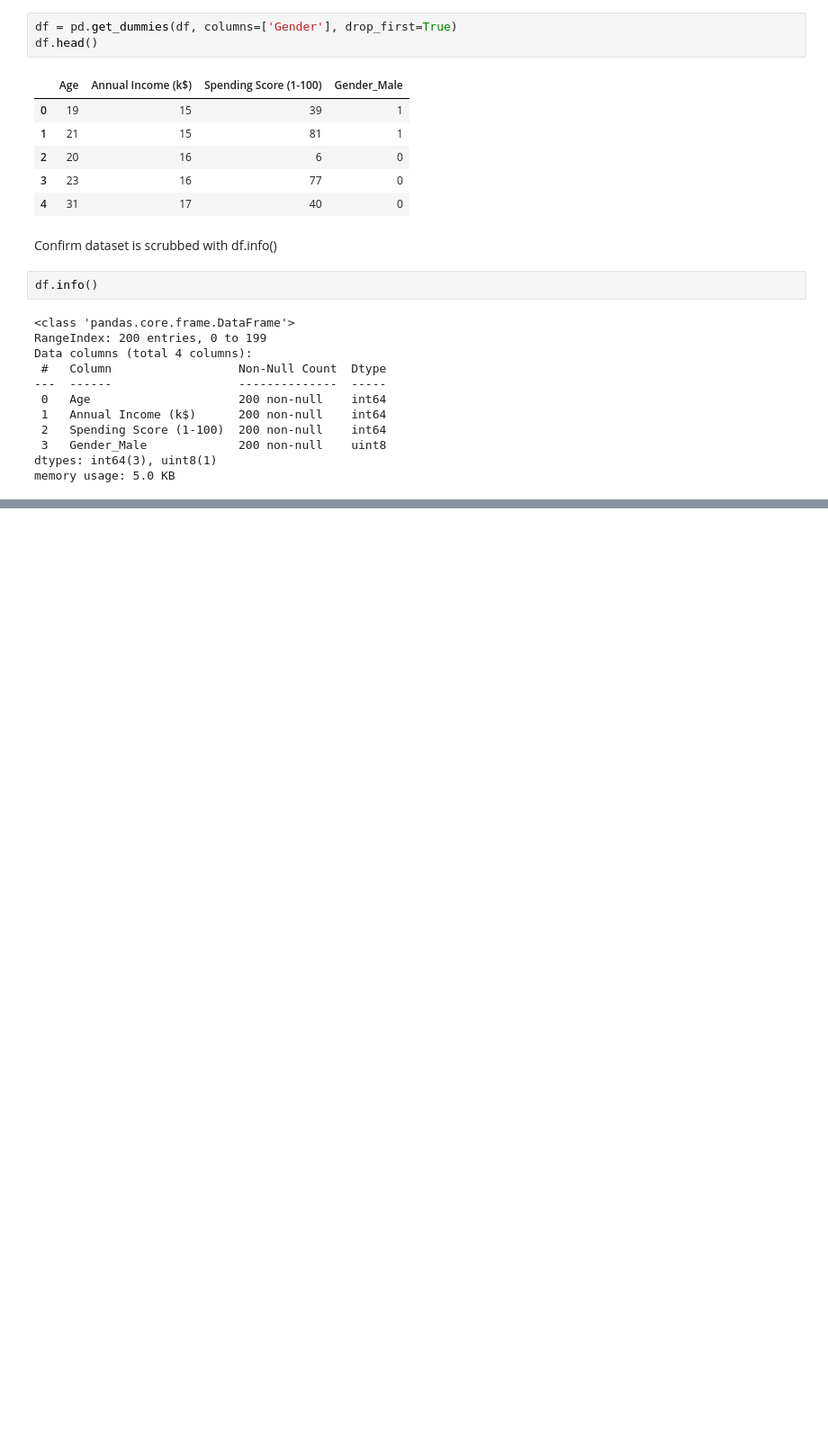
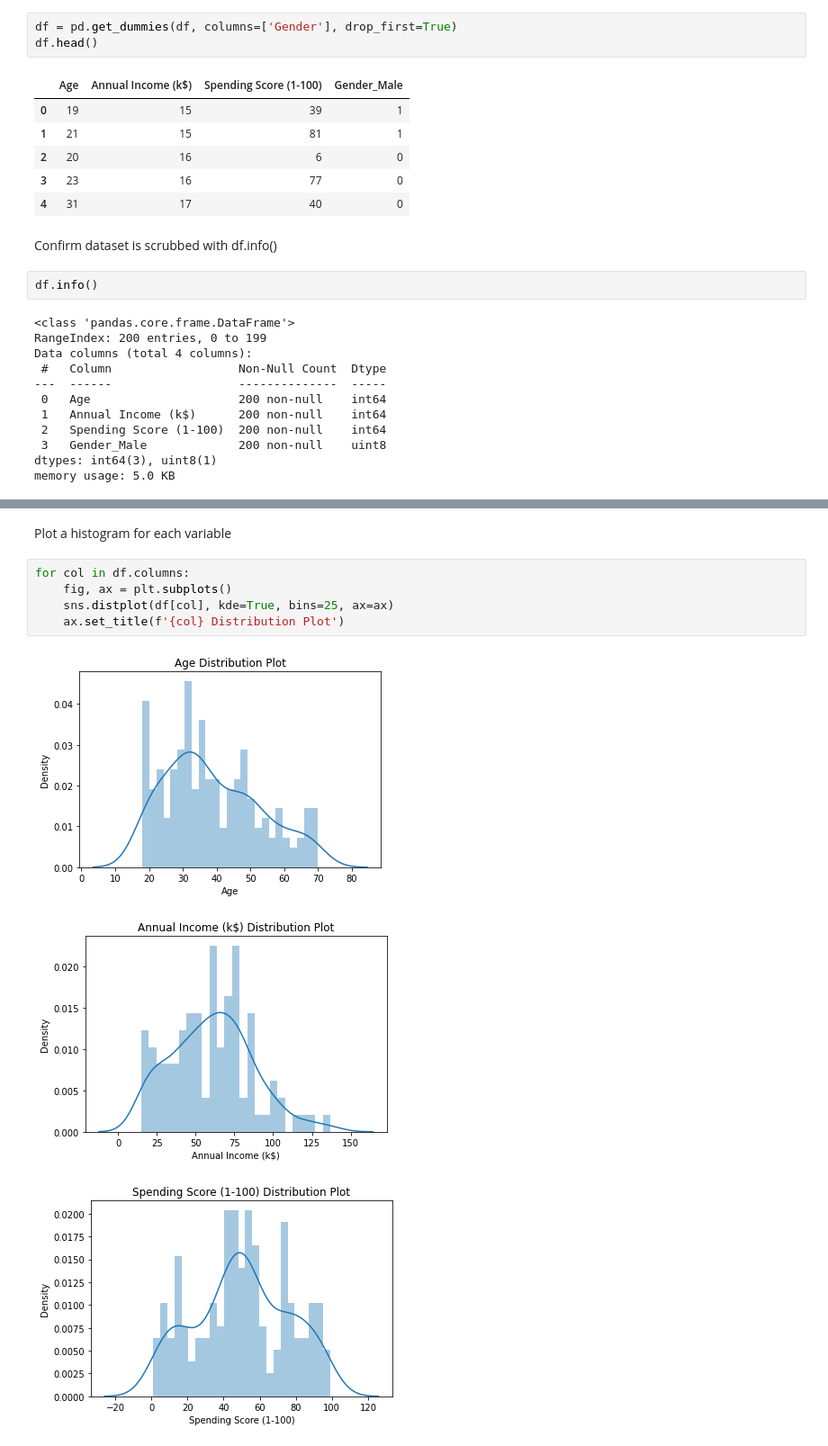
Before and after one commit to blantj/customer_clustering, a Jupyter notebook: modeling.ipynb, the cells around one changed output, grey strips where cells are left out. Shown at 90% size. Saved outputs shown, nothing was run; the diff lists cells and outputs as text; blank space fills up the shorter version.

```diff
--- a/modeling.ipynb
+++ b/modeling.ipynb
@@ -77,0 +97,11 @@ memory usage: 5.0 KB
+# %% [markdown]
+Plot a histogram for each variable
+# %%
+for col in df.columns:
+    fig, ax = plt.subplots()
+    sns.distplot(df[col], kde=True, bins=25, ax=ax)
+    ax.set_title(f'{col} Distribution Plot')
+# %% [output]
+[figure, added]
+[figure, added]
+[figure, added]
```
Also changed, not shown: parts of 10 cells of this notebook.
